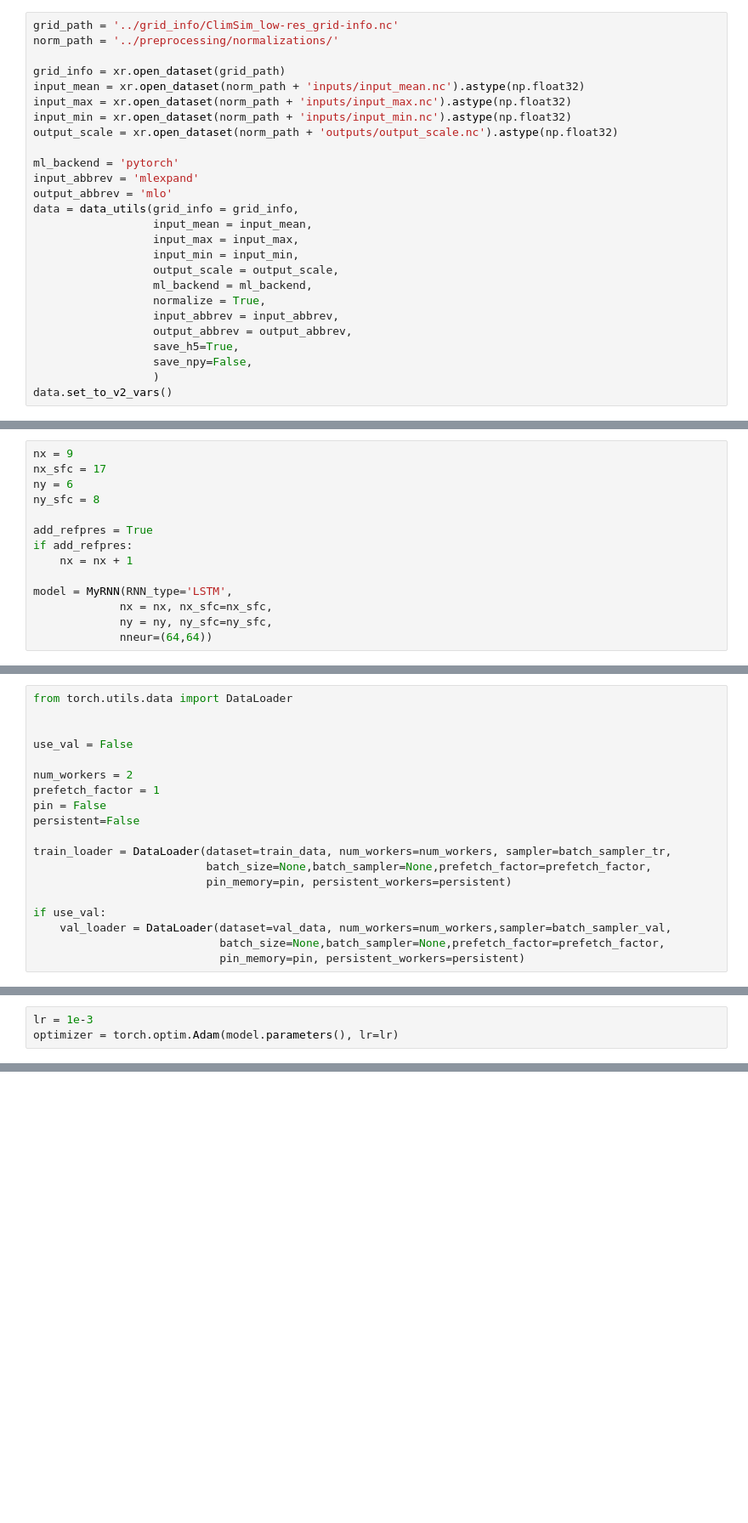
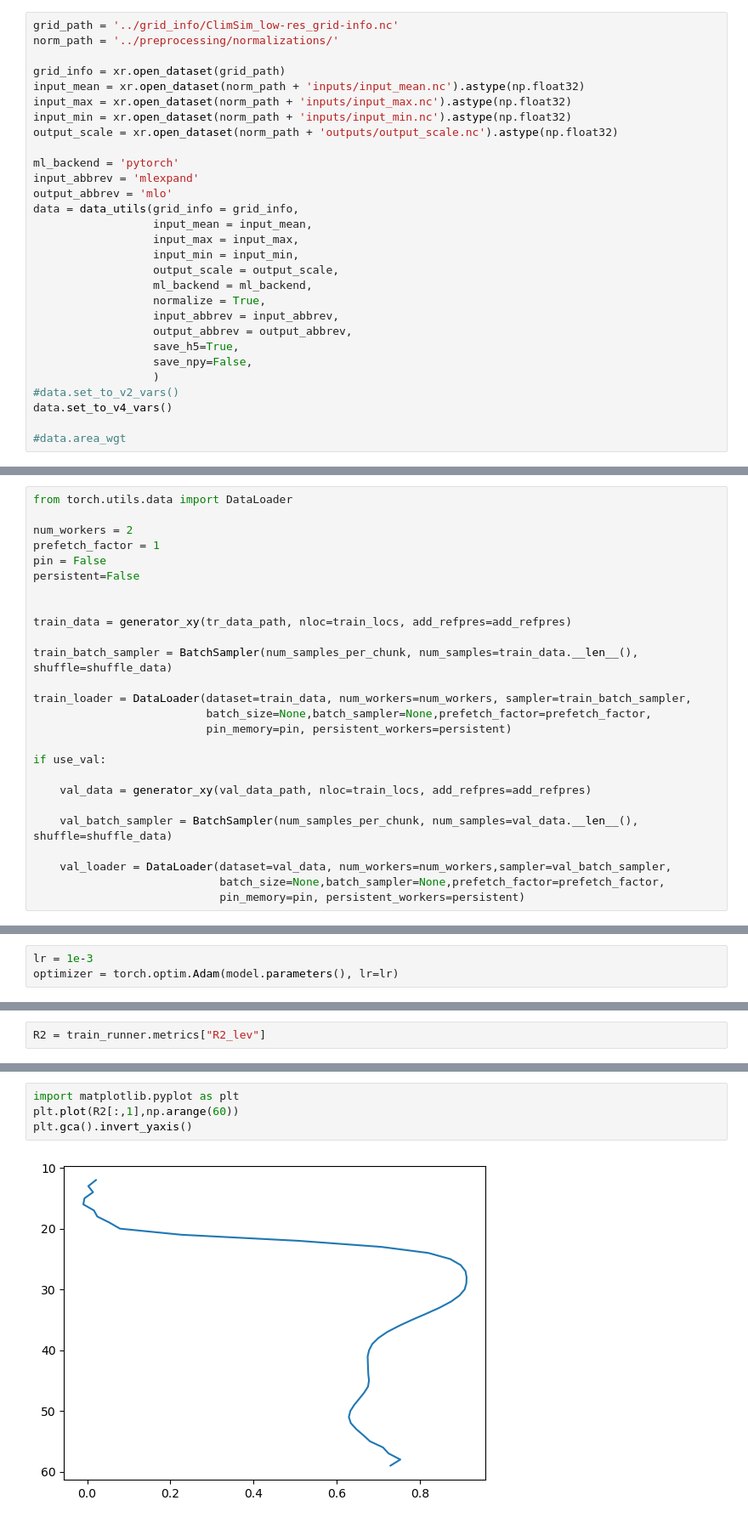
Before and after one commit to peterukk/ClimSim, a Jupyter notebook: demo_notebooks/RNN_training_example.ipynb, the cells around one changed output, grey strips where cells are left out. Shown at 85% size. Drawn from its saved outputs; the diff is of its cells as text; blank space fills up the shorter version.

```diff
--- a/demo_notebooks/RNN_training_example.ipynb
+++ b/demo_notebooks/RNN_training_example.ipynb
@@ -25,6 +26,9 @@ data = data_utils(grid_info = grid_info,
                   save_h5=True,
                   save_npy=False,
                   )
-data.set_to_v2_vars()
+#data.set_to_v2_vars()
+data.set_to_v4_vars()
+
+#data.area_wgt
 # %%
 data_dir = "/network/group/aopp/predict/HMC009_UKKONEN_CLIMSIM/ClimSim_data/ClimSim_low-res-expanded/train/preprocessed/"
@@ -221,14 +278,0 @@ torch.Size([10240, 60, 6]) torch.Size([10240, 8])
-# %%
-nx = 9
-nx_sfc = 17
-ny = 6
-ny_sfc = 8
-
-add_refpres = True
-if add_refpres:
-    nx = nx + 1
-
-model = MyRNN(RNN_type='LSTM',
-             nx = nx, nx_sfc=nx_sfc,
-             ny = ny, ny_sfc=ny_sfc,
-             nneur=(64,64))
@@ -436,19 +871,26 @@ Shuffling the indices: True
 # %%
 from torch.utils.data import DataLoader
-
-
-use_val = False
 
 num_workers = 2
 prefetch_factor = 1
 pin = False
 persistent=False
 
-train_loader = DataLoader(dataset=train_data, num_workers=num_workers, sampler=batch_sampler_tr,
+
+train_data = generator_xy(tr_data_path, nloc=train_locs, add_refpres=add_refpres)
+
+train_batch_sampler = BatchSampler(num_samples_per_chunk, num_samples=train_data.__len__(), shuffle=shuffle_data)
+
+train_loader = DataLoader(dataset=train_data, num_workers=num_workers, sampler=train_batch_sampler,
                           batch_size=None,batch_sampler=None,prefetch_factor=prefetch_factor,
                           pin_memory=pin, persistent_workers=persistent)
 
 if use_val:
-    val_loader = DataLoader(dataset=val_data, num_workers=num_workers,sampler=batch_sampler_val,
+
+    val_data = generator_xy(val_data_path, nloc=train_locs, add_refpres=add_refpres)
+
+    val_batch_sampler = BatchSampler(num_samples_per_chunk, num_samples=val_data.__len__(), shuffle=shuffle_data)
+
+    val_loader = DataLoader(dataset=val_data, num_workers=num_workers,sampler=val_batch_sampler,
                             batch_size=None,batch_sampler=None,prefetch_factor=prefetch_factor,
                             pin_memory=pin, persistent_workers=persistent)
@@ -734,0 +1746,2 @@ Epoch 2/2 complete, took 62.00 seconds, autoreg window was 1
+# %%
+R2 = train_runner.metrics["R2_lev"]
@@ -734,0 +1750,6 @@ Epoch 2/2 complete, took 62.00 seconds, autoreg window was 1
+# %%
+import matplotlib.pyplot as plt
+plt.plot(R2[:,1],np.arange(60))
+plt.gca().invert_yaxis()
+# %% [output]
+[figure, added]
```
Also changed, not shown: parts of 45 cells of this notebook, 19 other files.
